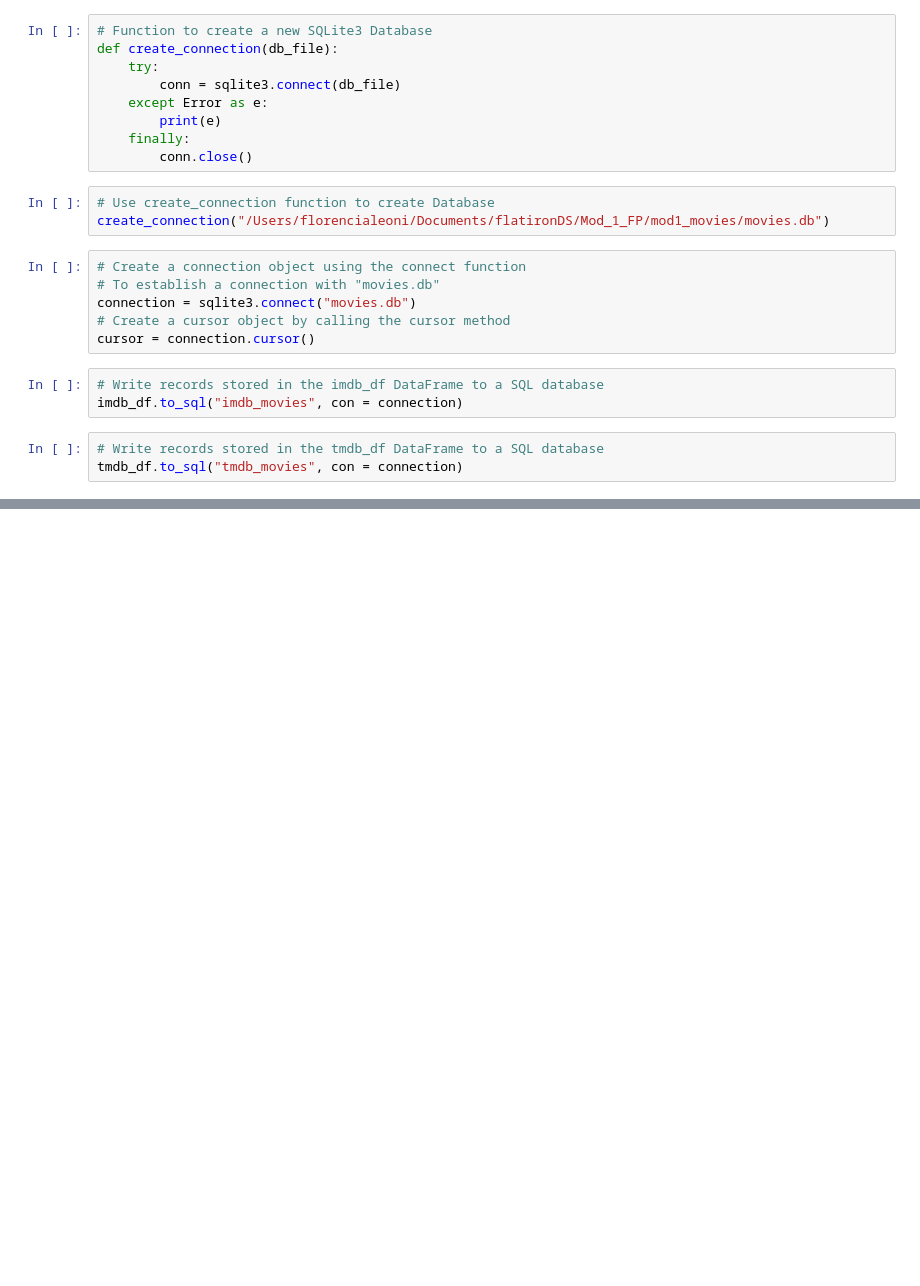
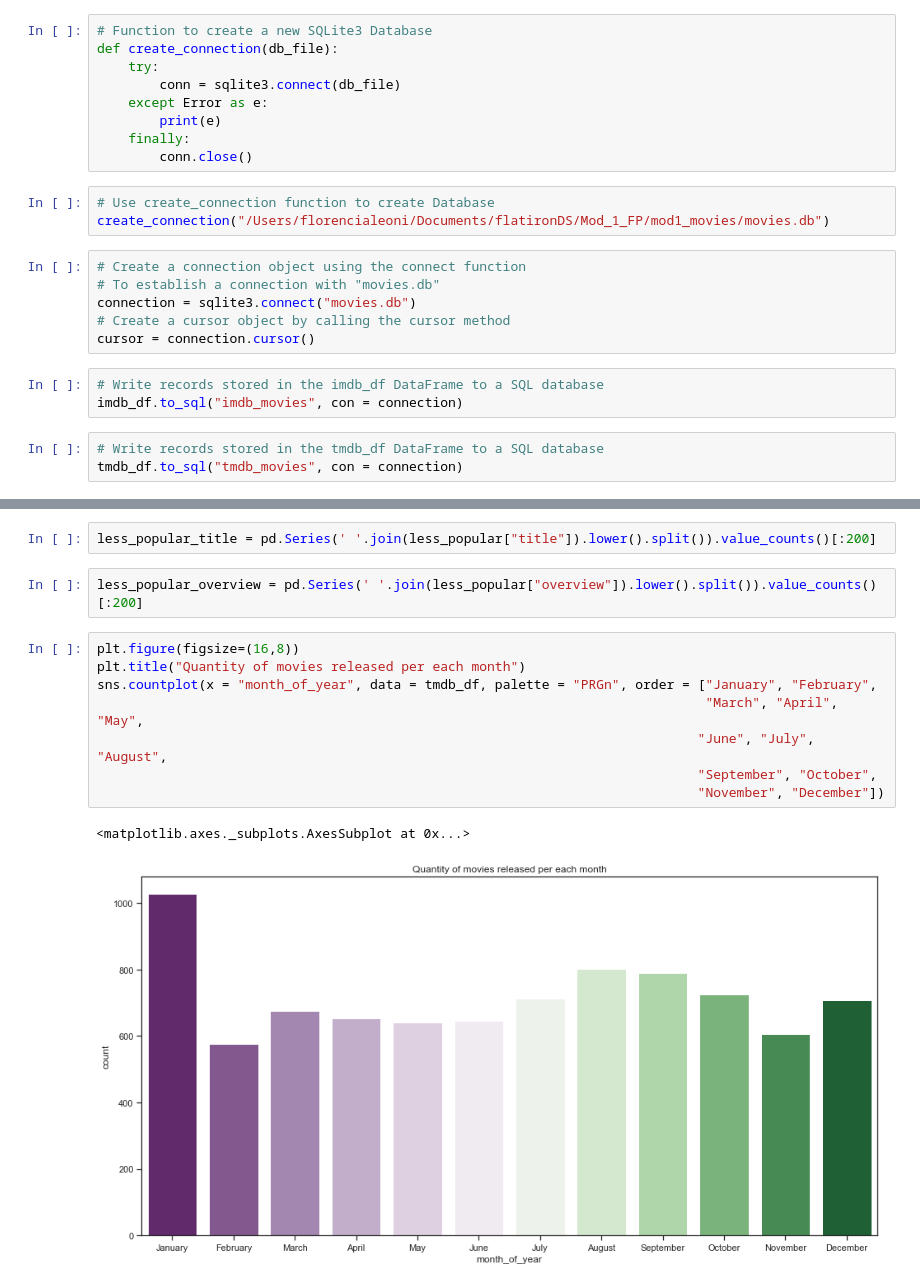
Before and after one commit to whohuhwhat/mod1_movies, a Jupyter notebook: Data_Wrangling_Database_Creation.ipynb, the cells around one changed output, grey strips where cells are left out. Saved outputs shown, nothing was run; the diff lists cells and outputs as text; blank space fills up the shorter version.

```diff
--- a/Data_Wrangling_Database_Creation.ipynb
+++ b/Data_Wrangling_Database_Creation.ipynb
@@ -106,0 +227,15 @@ tmdb_df.to_sql("tmdb_movies", con = connection)
+# %%
+less_popular_title = pd.Series(' '.join(less_popular["title"]).lower().split()).value_counts()[:200]
+# %%
+less_popular_overview = pd.Series(' '.join(less_popular["overview"]).lower().split()).value_counts()[:200]
+# %%
+plt.figure(figsize=(16,8))
+plt.title("Quantity of movies released per each month")
+sns.countplot(x = "month_of_year", data = tmdb_df, palette = "PRGn", order = ["January", "February",
+                                                                              "March", "April", "May",
+                                                                             "June", "July", "August",
+                                                                             "September", "October",
+                                                                             "November", "December"])
+# %% [output]
+<matplotlib.axes._subplots.AxesSubplot at 0x...>
+[figure, added]
```
Also changed, not shown: parts of 23 cells of this notebook.
